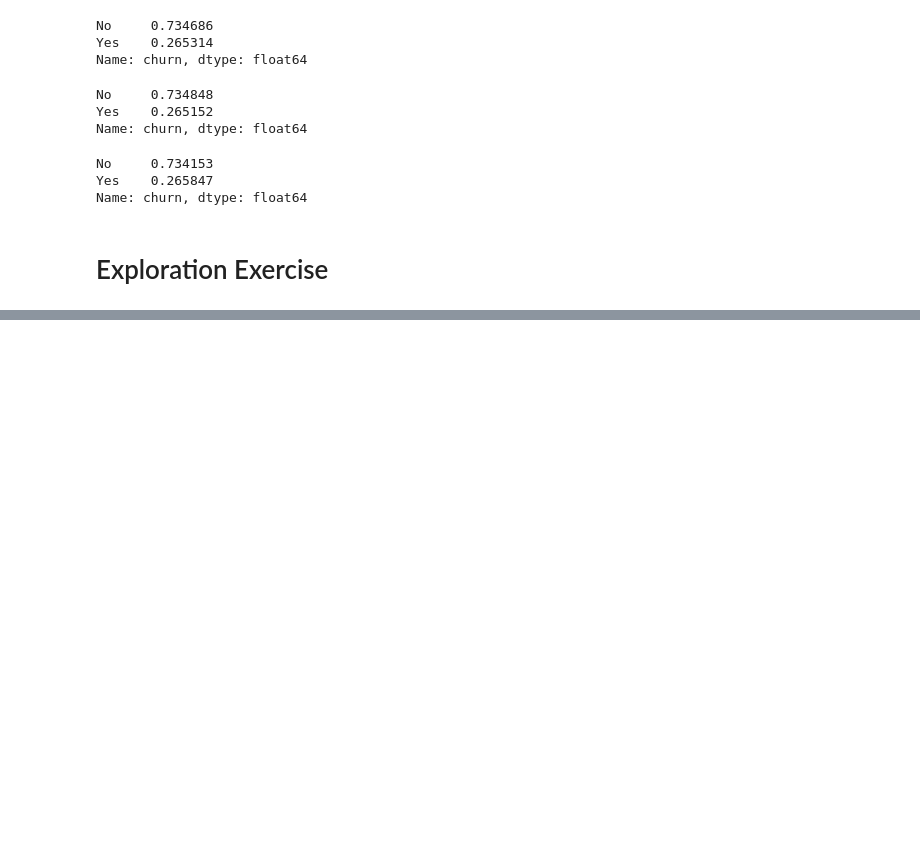
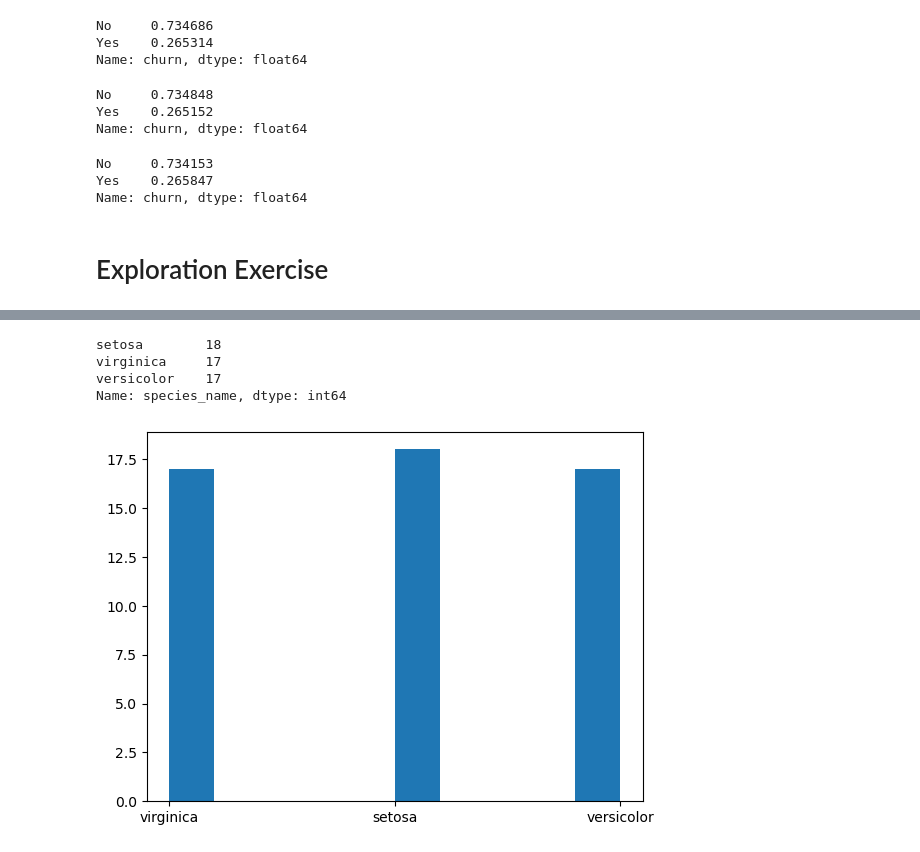
Before and after one commit to Thoai-Adam/classificatin-exercises, a Jupyter notebook: classification_exercises.ipynb, the cells around one changed output, grey strips where cells are left out. Cells and saved outputs as stored; diff of their text form; code cells hidden in the pictures; blank space fills up the shorter version.

```diff
--- a/classification_exercises.ipynb
+++ b/classification_exercises.ipynb
@@ -487,0 +561,12 @@ Name: churn, dtype: float64
+# %%
+train.species_name.value_counts()
+# %% [output]
+setosa        18
+virginica     17
+versicolor    17
+Name: species_name, dtype: int64
+# %%
+plt.hist(train.species_name)
+plt.show()
+# %% [output]
+[figure, added]
```
Also changed, not shown: parts of 45 cells of this notebook, 2 other files.
